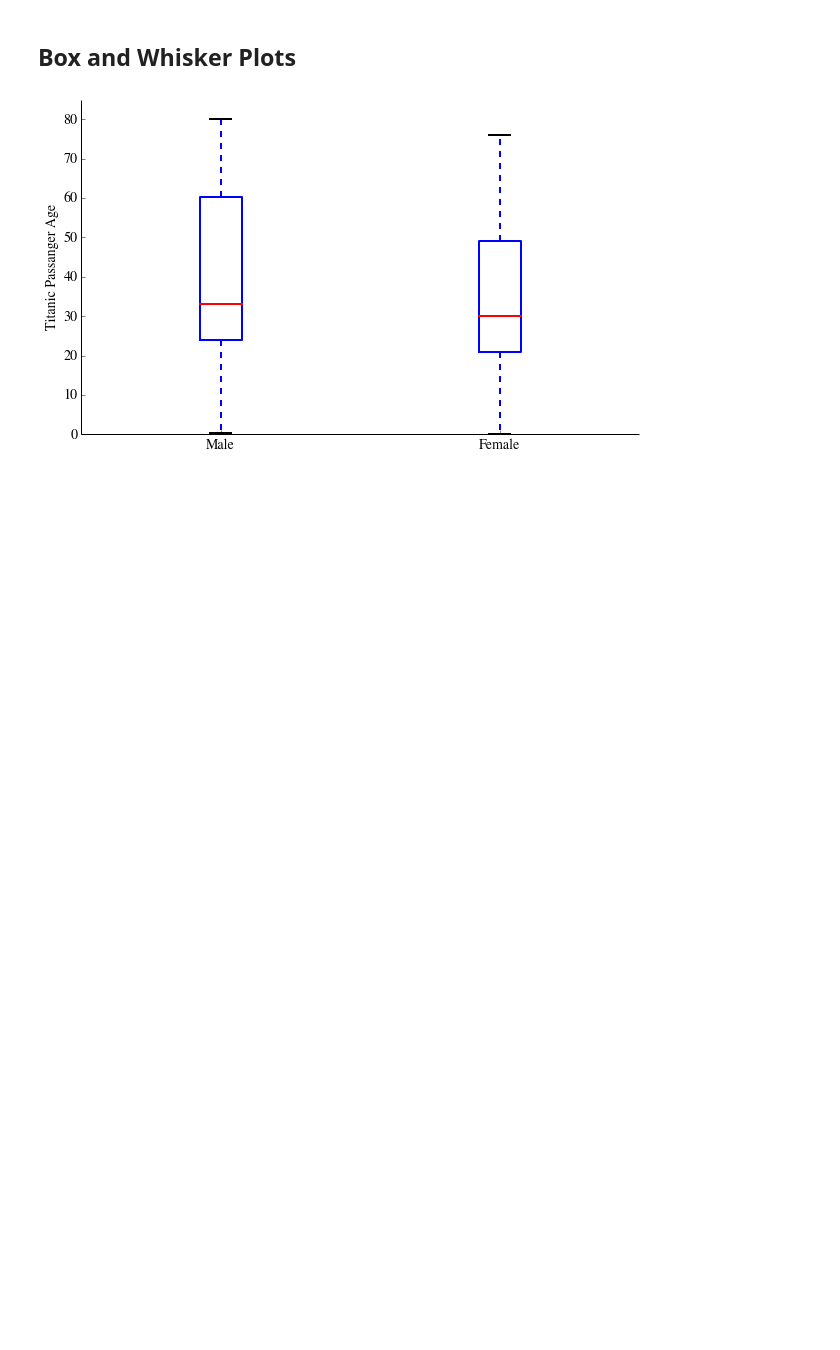
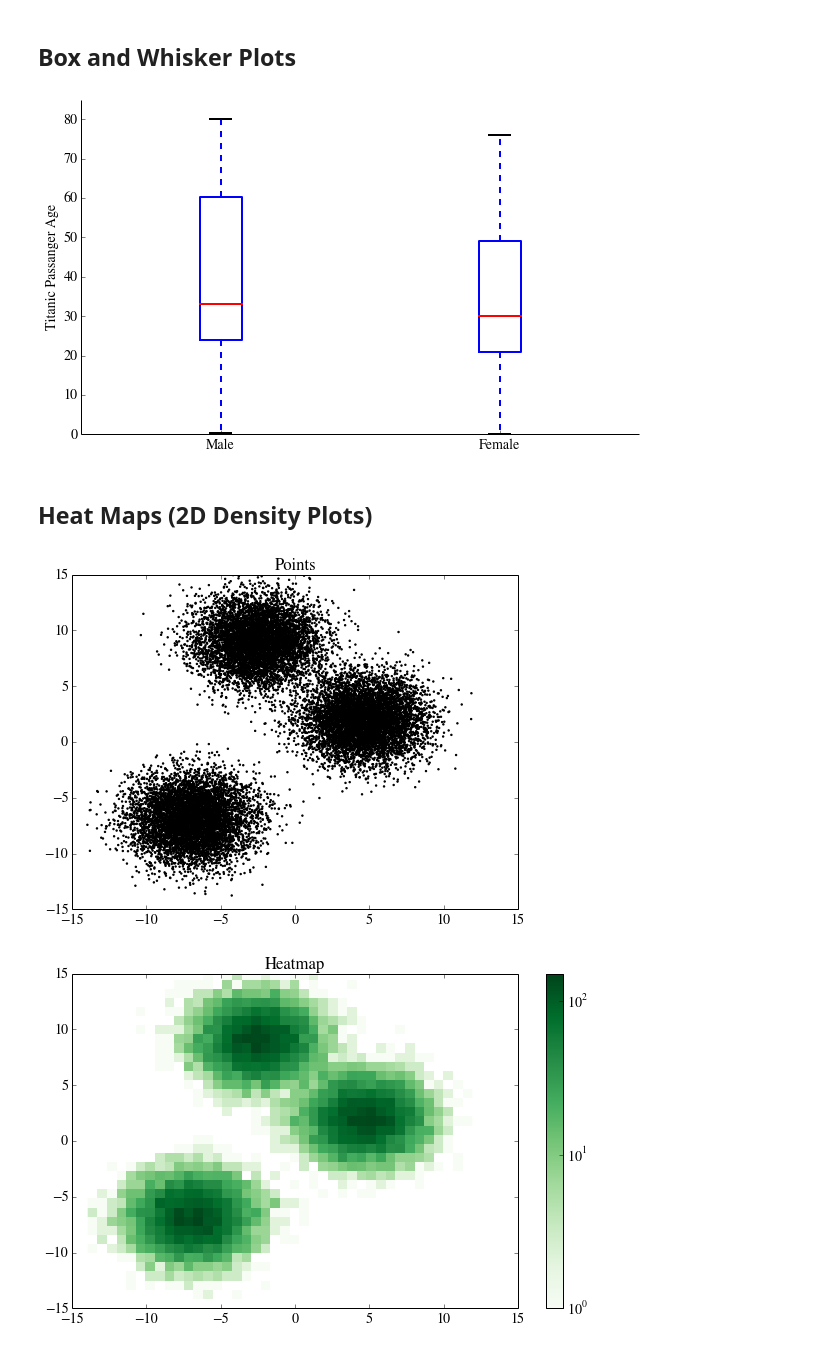
Before and after one commit to cs109/content, a Jupyter notebook: lec_03_statistical_graphs.ipynb, the cells around one changed output. Cells and saved outputs as stored; diff of their text form; code cells hidden in the pictures; blank space fills up the shorter version.

```diff
--- a/lec_03_statistical_graphs.ipynb
+++ b/lec_03_statistical_graphs.ipynb
@@ -330,3 +337,28 @@ plt.ylim(0, 85)
 remove_border()
 # %% [output]
 [figure]
+# %% [markdown]
+## Heat Maps (2D Density Plots)
+# %%
+from sklearn.datasets import make_blobs
+from matplotlib.colors import LogNorm
+
+X, _ = make_blobs(n_samples=20000, centers=3, random_state=42, cluster_std=2)
+
+plt.scatter(X[:, 0], X[:, 1], 2, color='k')
+plt.title("Points")
+plt.xlim(-15, 15)
+plt.ylim(-15, 15)
+plt.gca().set_position([.125, .125, .62, .775])
+plt.show()
+
+plt.hist2d(X[:, 0], X[:, 1], bins=40, cmap='Greens', norm=LogNorm())
+ax = plt.gca()
+plt.title("Heatmap")
+plt.colorbar()
+plt.xlim(-15, 15)
+plt.ylim(-15, 15)
+plt.show()
+# %% [output]
+[figure, added]
+[figure, added]
```
Also changed, not shown: parts of 11 cells of this notebook, 1 other file.
